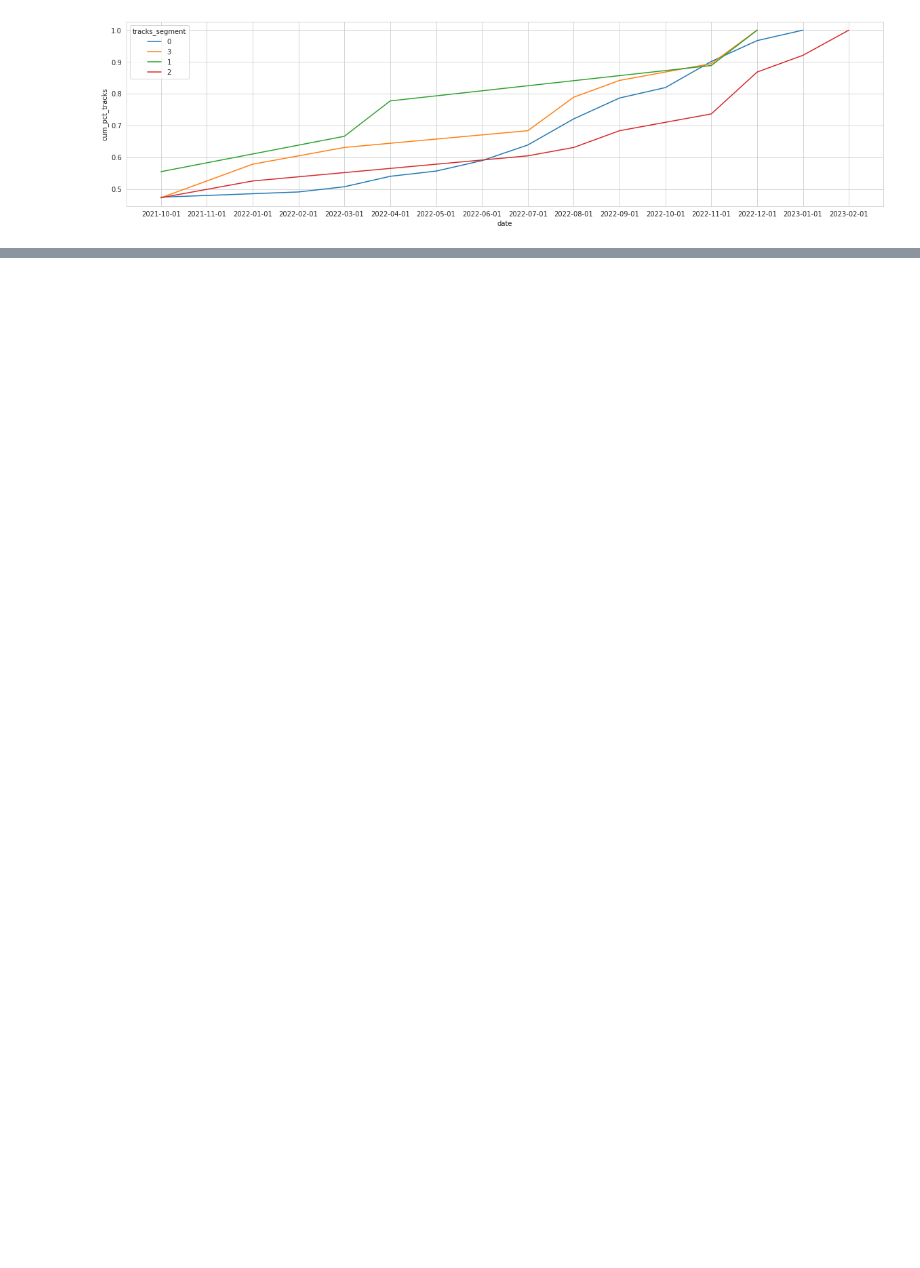
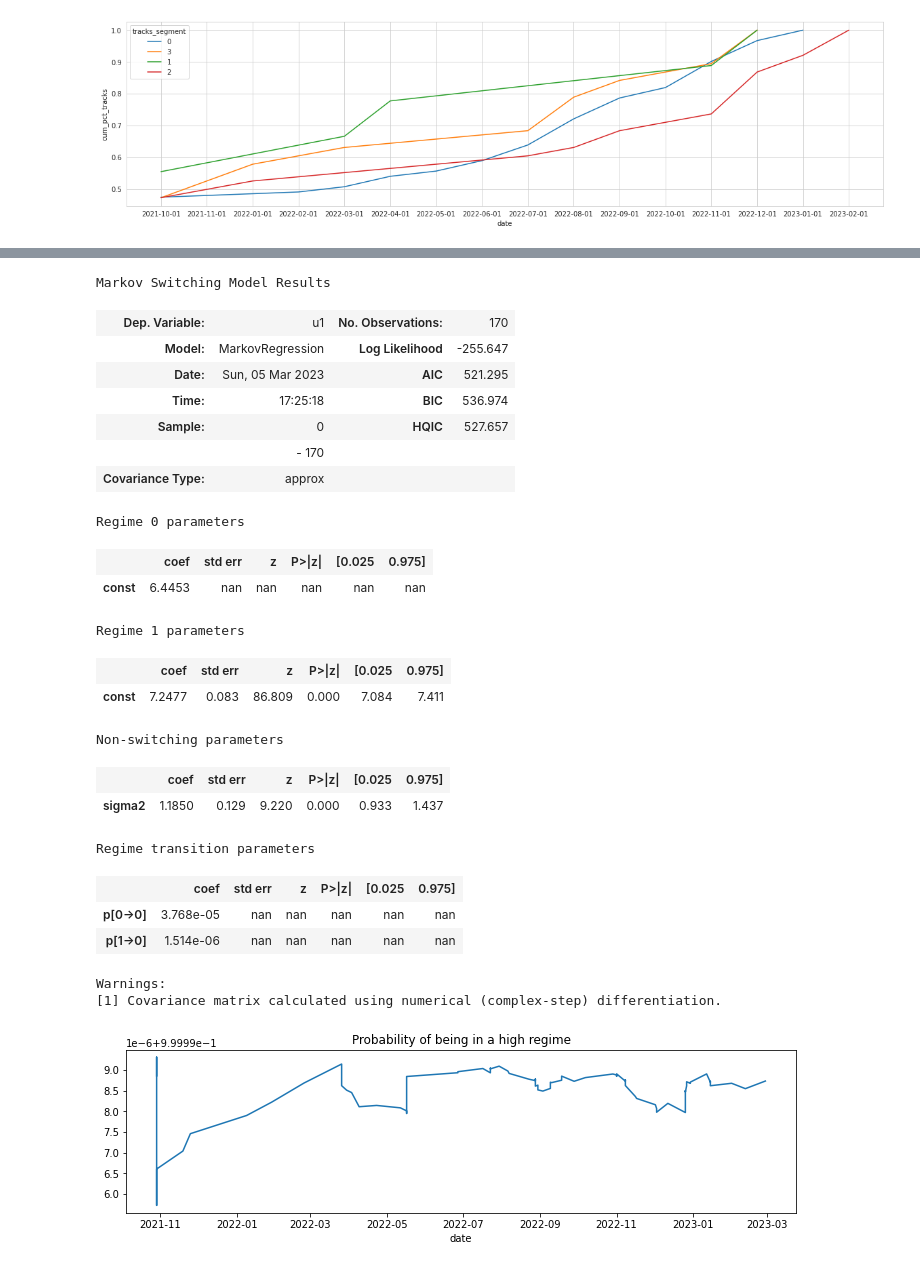
Before and after one commit to lejinvarghese/art, a Jupyter notebook: src/music/explore_genres.ipynb, the cells around one changed output, grey strips where cells are left out. Drawn from its saved outputs; the diff is of its cells as text; code cells hidden in the pictures; blank space fills up the shorter version.

```diff
--- a/src/music/explore_genres.ipynb
+++ b/src/music/explore_genres.ipynb
@@ -203,0 +345,33 @@ Segment Profile
+# %%
+switching_features = ["u1"]
+model_s = sm.tsa.MarkovRegression(time_df[switching_features], k_regimes=2)
+residuals_s = model_s.fit()
+residuals_s.smoothed_marginal_probabilities[1].rolling(8, min_periods=2).mean().plot(
+    title="Probability of being in a high regime", figsize=(12, 3)
+)
+residuals_s.summary()
+# %% [output]
+Markov Switching Model Results
+| Dep. Variable: | u1 | No. Observations: | 170 |
+| Model: | MarkovRegression | Log Likelihood | -255.647 |
+| Date: | Sun, 05 Mar 2023 | AIC | 521.295 |
+| Time: | 17:25:18 | BIC | 536.974 |
+| Sample: | 0 | HQIC | 527.657 |
+|  | - 170 |  |  |
+| Covariance Type: | approx |  |  |
+Regime 0 parameters
+|  | coef | std err | z | P>|z| | [0.025 | 0.975] |
+| const | 6.4453 | nan | nan | nan | nan | nan |
+Regime 1 parameters
+|  | coef | std err | z | P>|z| | [0.025 | 0.975] |
+| const | 7.2477 | 0.083 | 86.809 | 0.000 | 7.084 | 7.411 |
+Non-switching parameters
+|  | coef | std err | z | P>|z| | [0.025 | 0.975] |
+| sigma2 | 1.1850 | 0.129 | 9.220 | 0.000 | 0.933 | 1.437 |
+Regime transition parameters
+|  | coef | std err | z | P>|z| | [0.025 | 0.975] |
+| p[0->0] | 3.768e-05 | nan | nan | nan | nan | nan |
+| p[1->0] | 1.514e-06 | nan | nan | nan | nan | nan |
+Warnings:
+[1] Covariance matrix calculated using numerical (complex-step) differentiation.
+[figure, added]
```
Also changed, not shown: parts of 13 cells of this notebook, 2 other files.
